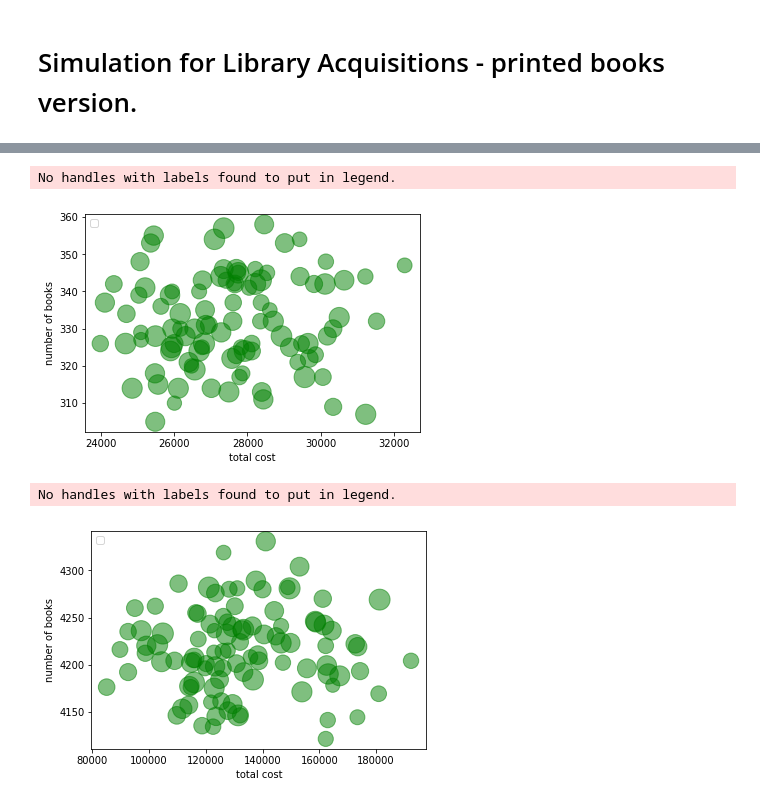
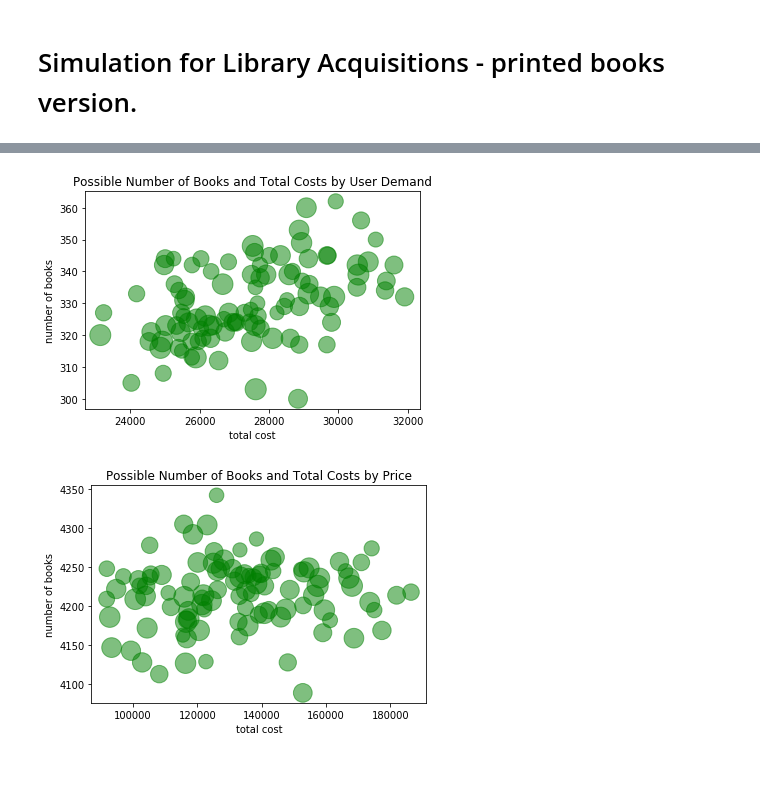
Before and after one commit to Shuyi-Liu/MC-for-Library-Acquisitions, a Jupyter notebook: Preliminary_printed_book_acquisitions.ipynb, the cells around one changed output, grey strips where cells are left out. Saved outputs shown, nothing was run; the diff lists cells and outputs as text; code cells hidden in the pictures; blank space fills up the shorter version.

```diff
--- a/Preliminary_printed_book_acquisitions.ipynb
+++ b/Preliminary_printed_book_acquisitions.ipynb
@@ -94,9 +98,9 @@ def vendor_discount(num_of_titles):
 # We consider both budget and thickness.
 # We aggregate price and thickness separately, and we drop all nan value.
 # This is examples how it works.
-plan = get_book_list(10000, 1950)
-budget = 1000000
-space = 1000
+plan = get_book_list(50, 1950)
+budget = 1000
+space = 500
 select_plan = plan.copy(deep=True)
 select_plan['total_cost_per_book'] = select_plan['Price'] + select_plan['cataloging_cost']
 print('This is total cost per book include book price itself and cataloging cost.\n\n', select_plan, '\n')
@@ -105,6 +109,7 @@ print('Check price. \n\n', select_plan)
 select_plan['Total_thickness'] = select_plan['Thickness'].cumsum().where(lambda x:x <= space)
 print('Check thickness\n\n', select_plan)
 acquisitions = select_plan.dropna()
+acquisitions
 # %% [output]
 This is total cost per book include book price itself and cataloging cost.
 
@@ -157,8 +175,10 @@ select_book(plan, 1000000, 1000)
 # %%
-# The simulation has two strateges.
-# One is buying books based on users' demands.
-# Second is buying books
-def MonteCarloSimulation(annual_work_hour, total_volume, budget, space, num_of_titles):
+# This function an MC simulation for acquisitions.
+# Here are two strategies to purchase books: users' demands and price.
+# In the first strategy, the simulation selects books from high demands to low.
+# In the second strategy, the simulation selects books from cheapest books to most expensive books.
+# The twoo stragegies select books under the budget and space.
+def MonteCarloSimulation(annual_work_hour, total_volume, budget, space, num_of_titles) -> list:
     acquisition_budget = budget - maintenance_cost(annual_work_hour, total_volume)
 
 
@@ -222,34 +242,35 @@ simulation_result
 100 rows × 6 columns
 # %%
 import matplotlib.pyplot as plt
-import numpy as np
 
-x = simulation_result['total_cost_by_demand']
-y = simulation_result['num_of_books_by_demand']
 
-s = np.random.rand(*x.shape) * 1000 + 800
+a = simulation_result['total_cost_by_demand']
+b = simulation_result['num_of_books_by_demand']
+c = simulation_result['total_cost_by_price']
+d = simulation_result['num_of_books_by_price']
+e = simulation_result['total_thickness_by_demand']
+f = simulation_result['total_thickness_by_price']
 
-plt.scatter(x, y, s, c="g", alpha=0.5, marker=r'.',
+s = np.random.rand(*a.shape) * 1000 + 800
+
+plt.title("Possible Number of Books and Total Costs by User Demand")
+plt.scatter(a, b, s, c="g", alpha=0.5, marker='.',
             label="")
 plt.xlabel("total cost")
 plt.ylabel("number of books")
-plt.legend(loc='upper left')
+
 plt.show()
 # %% [output]
-No handles with labels found to put in legend.
-[figure, old version]
+[figure, new version]
 # %%
-x = simulation_result['total_cost_by_price']
-y = simulation_result['num_of_books_by_price']
+s = np.random.rand(*a.shape) * 1000 + 800
 
-s = np.random.rand(*x.shape) * 1000 + 800
-
-plt.scatter(x, y, s, c="g", alpha=0.5, marker=r'.',
+plt.title("Possible Number of Books and Total Costs by Price")
+plt.scatter(c, d, s, c="g", alpha=0.5, marker='.',
             label="")
 plt.xlabel("total cost")
 plt.ylabel("number of books")
-plt.legend(loc='upper left')
+
 plt.show()
 # %% [output]
-No handles with labels found to put in legend.
-[figure, old version]
+[figure, new version]
```
Also changed, not shown: parts of 13 cells of this notebook, 1 other file.
